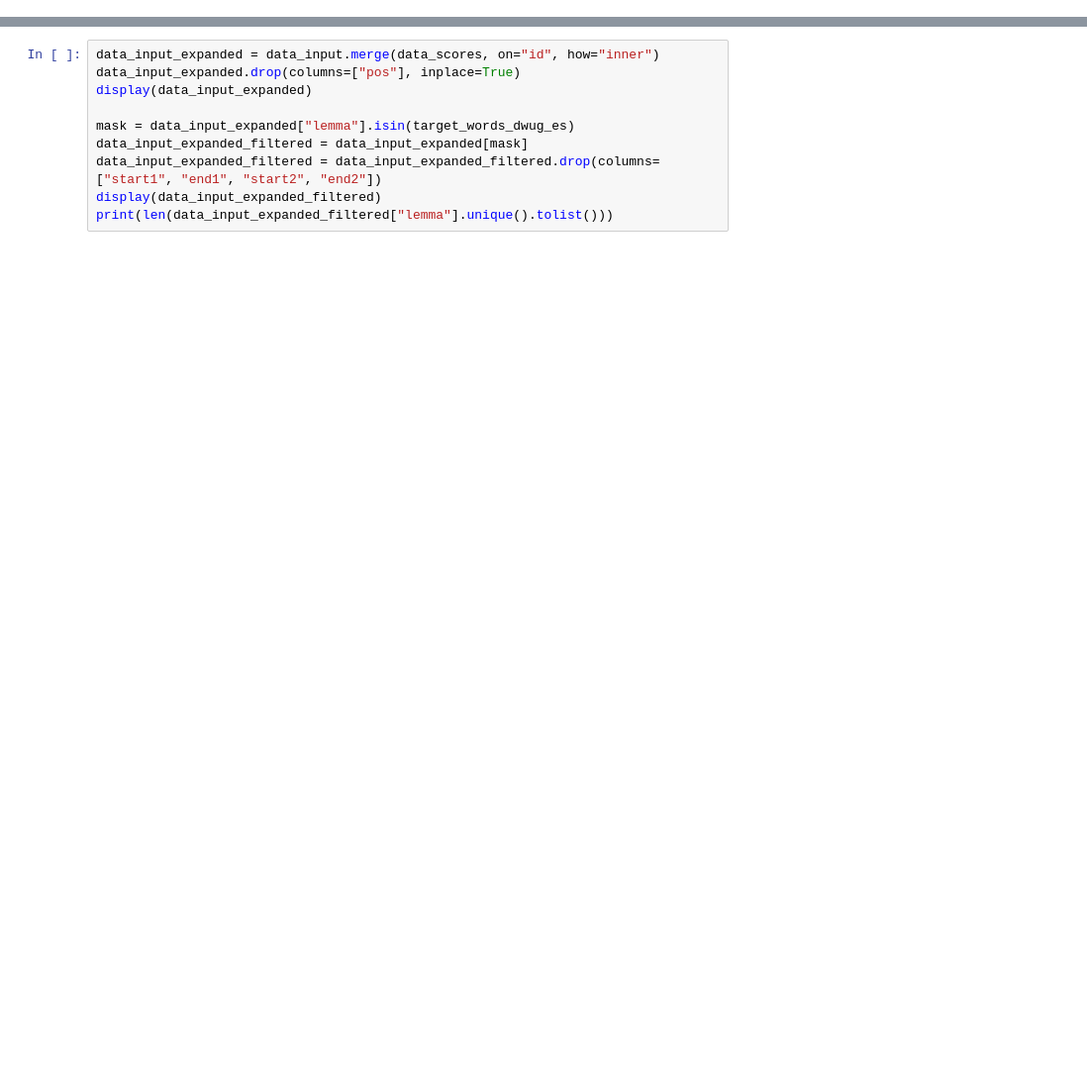
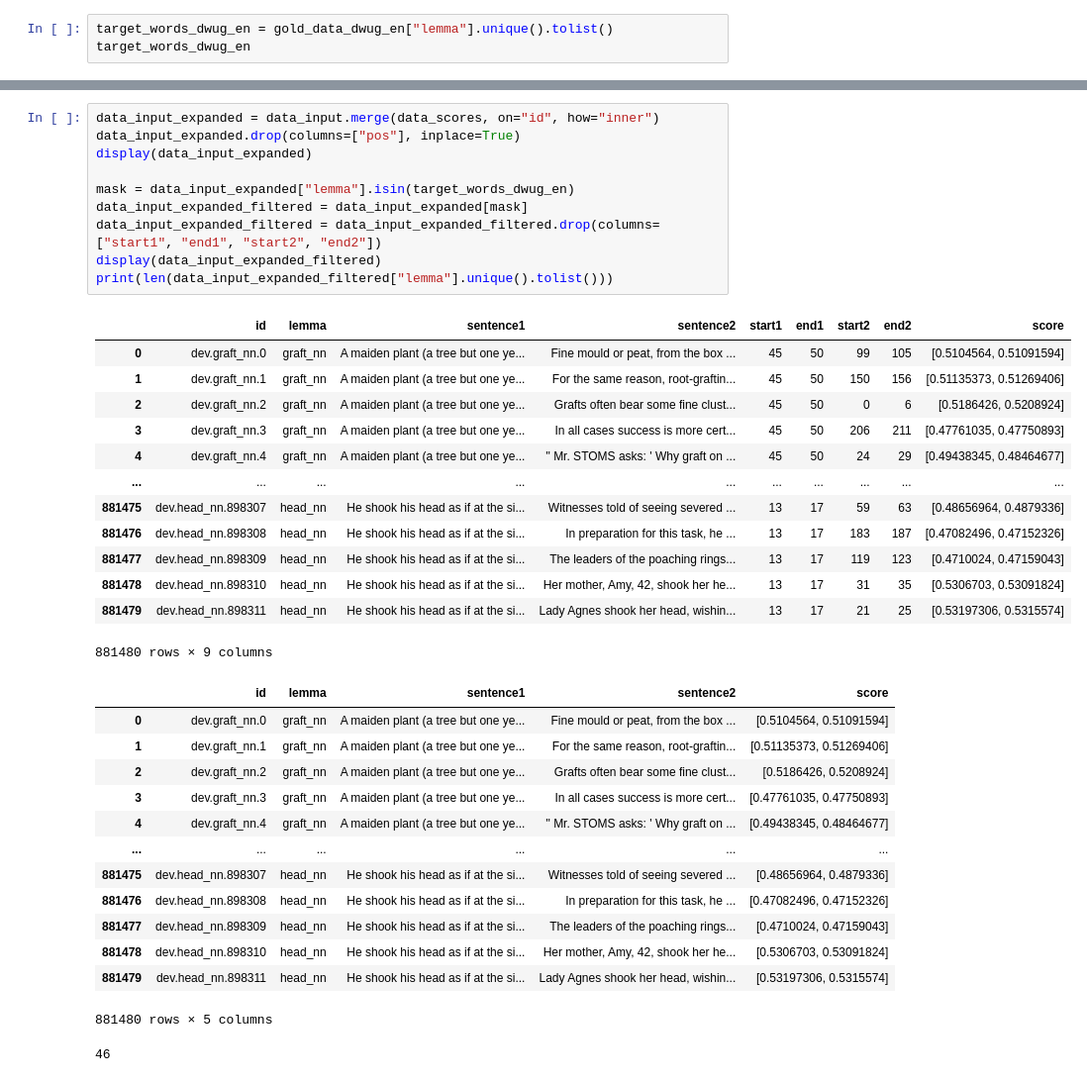
Before and after one commit to fdzr/wsi-lscd-experiments-cv, a Jupyter notebook: base_code/process_wic_data.ipynb, the cells around one changed output, grey strips where cells are left out. Shown: that part at 99% size. Cells and saved outputs as stored; diff of their text form; blank space fills up the shorter version.

```diff
--- a/base_code/process_wic_data.ipynb
+++ b/base_code/process_wic_data.ipynb
@@ -32,0 +81,3 @@ target_words_dwug_es
+# %%
+target_words_dwug_en = gold_data_dwug_en["lemma"].unique().tolist()
+target_words_dwug_en
@@ -33,13 +102,41 @@ target_words_dwug_es
 # %%
 data_input_expanded = data_input.merge(data_scores, on="id", how="inner")
 data_input_expanded.drop(columns=["pos"], inplace=True)
 display(data_input_expanded)
 
-mask = data_input_expanded["lemma"].isin(target_words_dwug_es)
+mask = data_input_expanded["lemma"].isin(target_words_dwug_en)
 data_input_expanded_filtered = data_input_expanded[mask]
 data_input_expanded_filtered = data_input_expanded_filtered.drop(columns=["start1", "end1", "start2", "end2"])
 display(data_input_expanded_filtered)
 print(len(data_input_expanded_filtered["lemma"].unique().tolist()))
+# %% [output]
+|  | id | lemma | sentence1 | sentence2 | start1 | end1 | start2 | end2 | score |
+| 0 | dev.graft_nn.0 | graft_nn | A maiden plant (a tree but one ye... | Fine mould or peat, from the box ... | 45 | 50 | 99 | 105 | [0.5104564, 0.51091594] |
+| 1 | dev.graft_nn.1 | graft_nn | A maiden plant (a tree but one ye... | For the same reason, root-graftin... | 45 | 50 | 150 | 156 | [0.51135373, 0.51269406] |
+| 2 | dev.graft_nn.2 | graft_nn | A maiden plant (a tree but one ye... | Grafts often bear some fine clust... | 45 | 50 | 0 | 6 | [0.5186426, 0.5208924] |
+| 3 | dev.graft_nn.3 | graft_nn | A maiden plant (a tree but one ye... | In all cases success is more cert... | 45 | 50 | 206 | 211 | [0.47761035, 0.47750893] |
+| 4 | dev.graft_nn.4 | graft_nn | A maiden plant (a tree but one ye... | " Mr. STOMS asks: ' Why graft on ... | 45 | 50 | 24 | 29 | [0.49438345, 0.48464677] |
+| ... | ... | ... | ... | ... | ... | ... | ... | ... | ... |
+| 881475 | dev.head_nn.898307 | head_nn | He shook his head as if at the si... | Witnesses told of seeing severed ... | 13 | 17 | 59 | 63 | [0.48656964, 0.4879336] |
+| 881476 | dev.head_nn.898308 | head_nn | He shook his head as if at the si... | In preparation for this task, he ... | 13 | 17 | 183 | 187 | [0.47082496, 0.47152326] |
+| 881477 | dev.head_nn.898309 | head_nn | He shook his head as if at the si... | The leaders of the poaching rings... | 13 | 17 | 119 | 123 | [0.4710024, 0.47159043] |
+| 881478 | dev.head_nn.898310 | head_nn | He shook his head as if at the si... | Her mother, Amy, 42, shook her he... | 13 | 17 | 31 | 35 | [0.5306703, 0.53091824] |
+| 881479 | dev.head_nn.898311 | head_nn | He shook his head as if at the si... | Lady Agnes shook her head, wishin... | 13 | 17 | 21 | 25 | [0.53197306, 0.5315574] |
+881480 rows × 9 columns
+|  | id | lemma | sentence1 | sentence2 | score |
+| 0 | dev.graft_nn.0 | graft_nn | A maiden plant (a tree but one ye... | Fine mould or peat, from the box ... | [0.5104564, 0.51091594] |
+| 1 | dev.graft_nn.1 | graft_nn | A maiden plant (a tree but one ye... | For the same reason, root-graftin... | [0.51135373, 0.51269406] |
+| 2 | dev.graft_nn.2 | graft_nn | A maiden plant (a tree but one ye... | Grafts often bear some fine clust... | [0.5186426, 0.5208924] |
+| 3 | dev.graft_nn.3 | graft_nn | A maiden plant (a tree but one ye... | In all cases success is more cert... | [0.47761035, 0.47750893] |
+| 4 | dev.graft_nn.4 | graft_nn | A maiden plant (a tree but one ye... | " Mr. STOMS asks: ' Why graft on ... | [0.49438345, 0.48464677] |
+| ... | ... | ... | ... | ... | ... |
+| 881475 | dev.head_nn.898307 | head_nn | He shook his head as if at the si... | Witnesses told of seeing severed ... | [0.48656964, 0.4879336] |
+| 881476 | dev.head_nn.898308 | head_nn | He shook his head as if at the si... | In preparation for this task, he ... | [0.47082496, 0.47152326] |
+| 881477 | dev.head_nn.898309 | head_nn | He shook his head as if at the si... | The leaders of the poaching rings... | [0.4710024, 0.47159043] |
+| 881478 | dev.head_nn.898310 | head_nn | He shook his head as if at the si... | Her mother, Amy, 42, shook her he... | [0.5306703, 0.53091824] |
+| 881479 | dev.head_nn.898311 | head_nn | He shook his head as if at the si... | Lady Agnes shook her head, wishin... | [0.53197306, 0.5315574] |
+881480 rows × 5 columns
+46
 # %%
 mask = data_input_expanded_filtered["sentence1"] == data_input_expanded_filtered["sentence2"]
 display(data_input_expanded_filtered[mask].shape)
```
Also changed, not shown: parts of 17 cells of this notebook.
